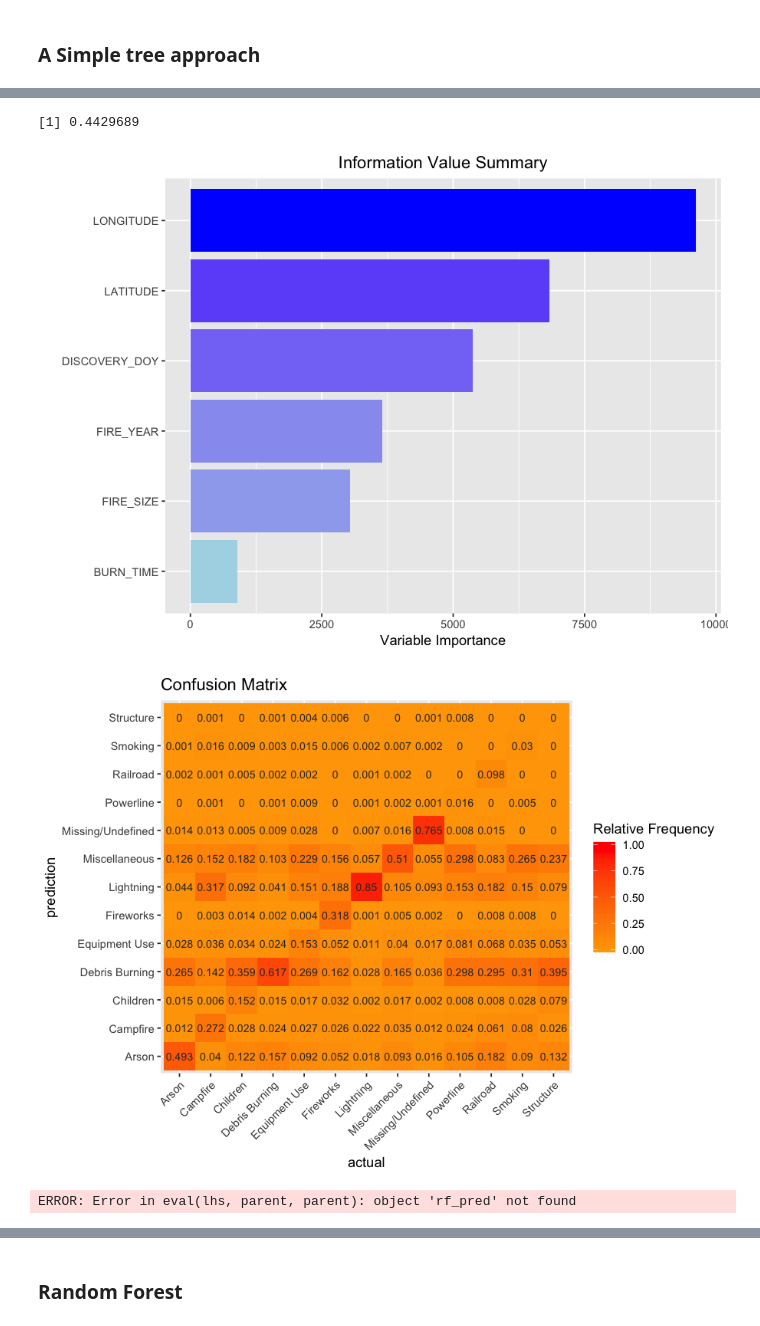
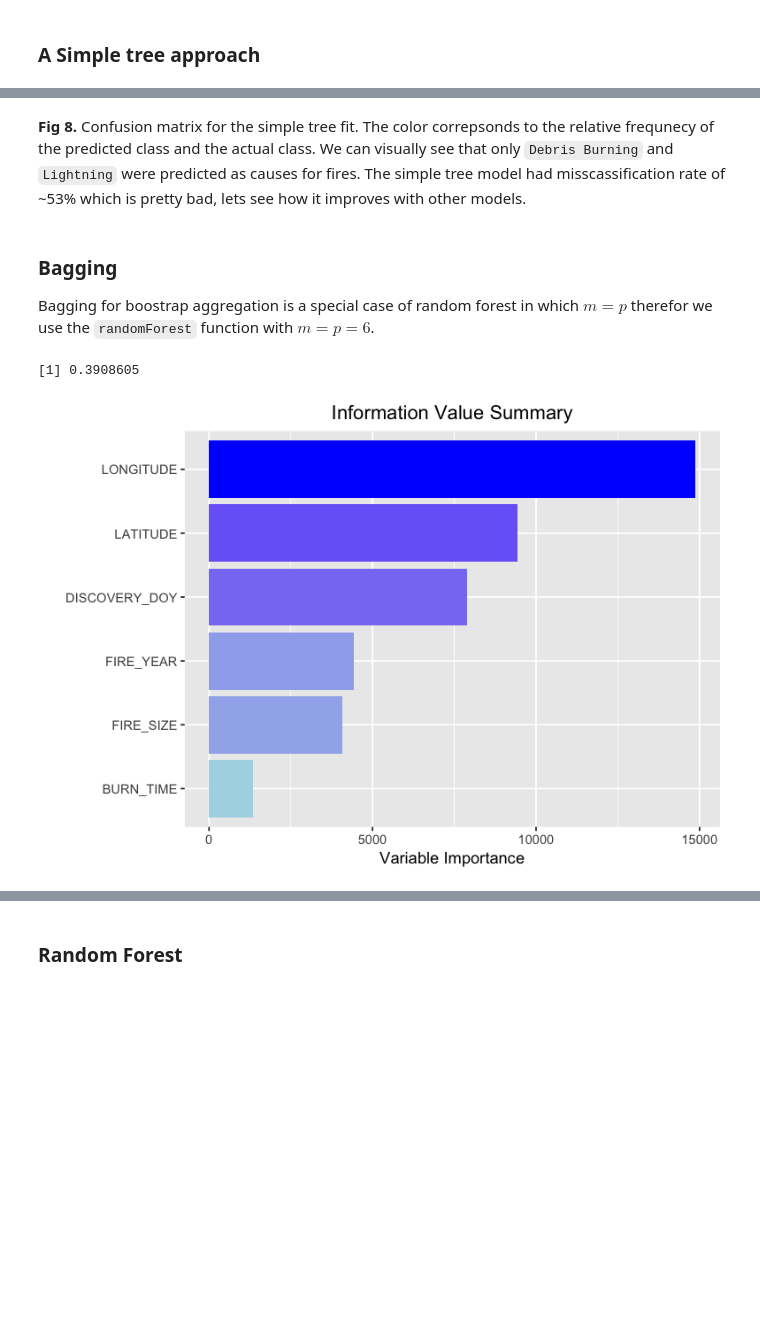
Before and after one commit to andrewdnolan/US_WildFires, a Jupyter notebook: FIRES_REPORT.ipynb, the cells around one changed output, grey strips where cells are left out. Cells and saved outputs as stored; diff of their text form; code cells hidden in the pictures; blank space fills up the shorter version.

```diff
--- a/FIRES_REPORT.ipynb
+++ b/FIRES_REPORT.ipynb
@@ -297,3 +296,9 @@ confusion_matrix(tree_pred$STAT_CAUSE_DESCR, tree_pred$EstCODE)
+# %% [markdown]
+**Fig 8.** Confusion matrix for the simple tree fit. The color correpsonds to the relative frequnecy of the predicted class and the actual class. We can visually see that only `Debris Burning` and `Lightning` were predicted as causes for fires. The simple tree model had misscassification rate of ~53% which is pretty bad, lets see how it improves with other models.
+# %% [markdown]
+### Bagging <a class="anchor" id="bagging"></a>
+
+Bagging for boostrap aggregation is a special case of random forest in which $m = p$ therefor we use the `randomForest` function with $m=p=6$.
 # %%
 suppressMessages(library(randomForest))
 
@@ -303,16 +308,11 @@ bagging_fit <- randomForest(STAT_CAUSE_DESCR~., train_set15, mtry = 6)
 bagging_pred <- test_set15 %>% mutate(EstCODE = predict(bagging_fit, test_set15, type = 'class'))
 
 #Calculate the test error rate
-mean(test_set15$STAT_CAUSE_DESCR != bagging_pred$EstCODE)
-
-importance_plot(fit = bagging_fit, dataset = train_set15, response = 'STAT_CAUSE_DESCR')
-
-confusion_matrix(validation = bagging_pred$STAT_CAUSE_DESCR, predicted = bagging_pred$EstCODE )
+print(paste("Bagging misclasifcation rate:", mean(test_set15$STAT_CAUSE_DESCR != bagging_pred$EstCODE)))
 # %% [output]
-[1] 0.4429689
+[1] 0.3908605
-[figure, removed]
-[figure, removed]
-# %%
-rf_pred %>% count(STAT_CAUSE_DESCR, EstCODE) %>% spread(STAT_CAUSE_DESCR,n) %>% prop.table(margin = 1) %>% as.data.frame.matrix()
-# %% [output]
-ERROR: Error in eval(lhs, parent, parent): object 'rf_pred' not found
+# %%
+options(repr.plot.width=6.5, repr.plot.height=4.5, jupyter.plot_mimetypes = 'image/png')
+importance_plot(fit = bagging_fit, dataset = train_set15, response = 'STAT_CAUSE_DESCR')
+# %% [output]
+[figure, added]
```
Also changed, not shown: parts of 40 cells of this notebook, 1 other file.
